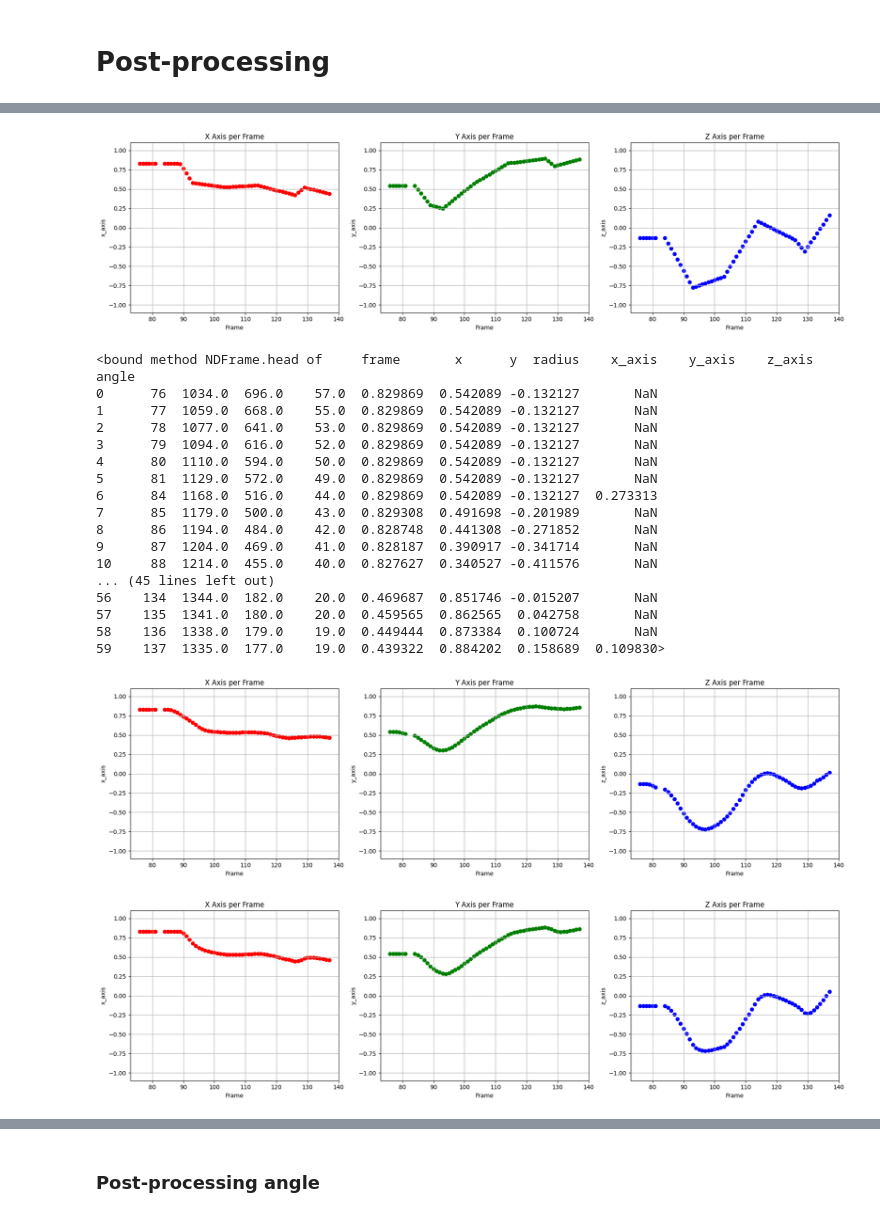
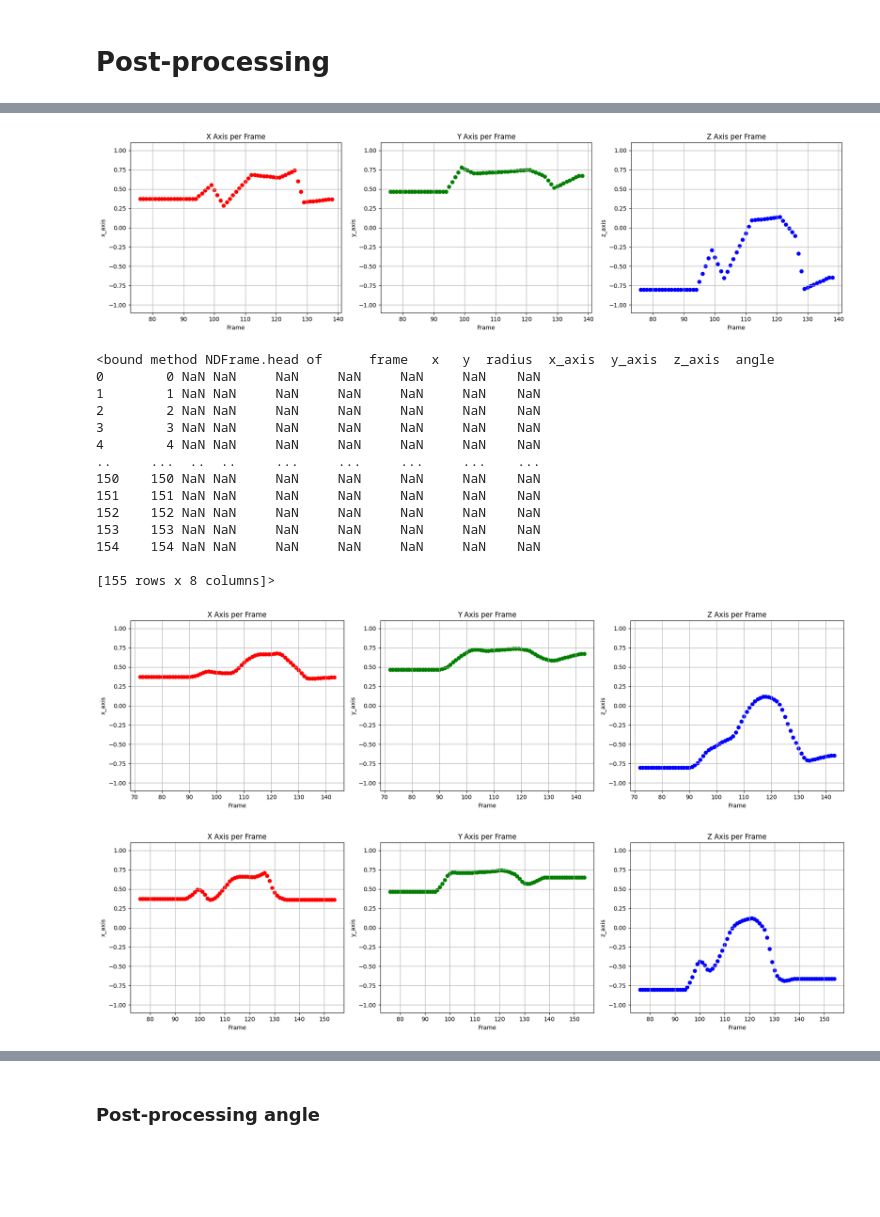
Before and after one commit to CorraPiano/bowling-analysis, a Jupyter notebook: notebook/spin/Spin_post-processing_3.ipynb, the cells around one changed output, grey strips where cells are left out. Drawn from its saved outputs; the diff is of its cells as text; code cells hidden in the pictures; blank space fills up the shorter version.

Commit message:
Final spin fix

```diff
--- a/notebook/spin/Spin_post-processing_3.ipynb
+++ b/notebook/spin/Spin_post-processing_3.ipynb
@@ -9,7 +9,8 @@ from sklearn.linear_model import LinearRegression
 
 VIDEO_NUMBER = "5"
 PROJECT_ROOT = Path().resolve().parent.parent
-INPUT_CSV_PATH = str(PROJECT_ROOT / "notebook" / "spin" / "intermediate_data" / f"Rotation_data_TEST_{VIDEO_NUMBER}.csv")
+INPUT_CSV_PATH = str(PROJECT_ROOT / "notebook" / "spin" / "intermediate_data" / f"Rotation_data_{VIDEO_NUMBER}.csv")
+INPUT_ORIGINAL_CSV = str(PROJECT_ROOT / "data" / "auxiliary_data" / "circle_positions" / f"Adjusted_positions_new_{VIDEO_NUMBER}.csv")
 # %%
 def show_plots(df):
     # Create subplots (1 row, 3 columns)
@@ -313,26 +292,52 @@ def interpolate_axes_from_existing(new_df, old_df):
+# %%
+def interpolate_axes_from_b(A, B):
+
+    # Ensure 'frame' column exists in both
+    if 'frame' not in A.columns or 'frame' not in B.columns:
+        raise ValueError("Both CSVs must contain a 'frame' column.")
+
+    # Identify frames in B where x and y are not NaN
+    valid_frames = B.dropna(subset=['x', 'y'])['frame'].unique()
+
+    # Make a copy to avoid modifying the original
+    A_interp = A.copy()
+
+    # Create a mask for valid frames in A
+    valid_mask = A_interp['frame'].isin(valid_frames)
+
+    for axis in ['x_axis', 'y_axis', 'z_axis']:
+        # Work only with rows in A that correspond to valid frames
+        axis_series = A_interp.loc[valid_mask, axis]
+
+        # Interpolate based only on this subset
+        interpolated_values = axis_series.interpolate(method='linear', limit_direction='both')
+
+        # Assign the interpolated values back
+        A_interp.loc[valid_mask, axis] = interpolated_values
+
+    return A_interp
 # %%
-result_df = interpolate_axes_from_existing(filtered_df, df)
+df_original = pd.read_csv(INPUT_ORIGINAL_CSV)
+
+result_df = interpolate_axes_from_b(filtered_df, df_original)
 show_plots(result_df)
 result_df.head
 # %% [output]
-[figure, old version]
+[figure, new version]
-<bound method NDFrame.head of     frame       x      y  radius    x_axis    y_axis    z_axis     angle
-0      76  1034.0  696.0    57.0  0.829869  0.542089 -0.132127       NaN
-1      77  1059.0  668.0    55.0  0.829869  0.542089 -0.132127       NaN
-2      78  1077.0  641.0    53.0  0.829869  0.542089 -0.132127       NaN
-3      79  1094.0  616.0    52.0  0.829869  0.542089 -0.132127       NaN
-4      80  1110.0  594.0    50.0  0.829869  0.542089 -0.132127       NaN
-5      81  1129.0  572.0    49.0  0.829869  0.542089 -0.132127       NaN
-6      84  1168.0  516.0    44.0  0.829869  0.542089 -0.132127  0.273313
-7      85  1179.0  500.0    43.0  0.829308  0.491698 -0.201989       NaN
-8      86  1194.0  484.0    42.0  0.828748  0.441308 -0.271852       NaN
-9      87  1204.0  469.0    41.0  0.828187  0.390917 -0.341714       NaN
-10     88  1214.0  455.0    40.0  0.827627  0.340527 -0.411576       NaN
-... (45 lines left out)
-56    134  1344.0  182.0    20.0  0.469687  0.851746 -0.015207       NaN
-57    135  1341.0  180.0    20.0  0.459565  0.862565  0.042758       NaN
-58    136  1338.0  179.0    19.0  0.449444  0.873384  0.100724       NaN
-59    137  1335.0  177.0    19.0  0.439322  0.884202  0.158689  0.109830>
+<bound method NDFrame.head of      frame   x   y  radius  x_axis  y_axis  z_axis  angle
+0        0 NaN NaN     NaN     NaN     NaN     NaN    NaN
+1        1 NaN NaN     NaN     NaN     NaN     NaN    NaN
+2        2 NaN NaN     NaN     NaN     NaN     NaN    NaN
+3        3 NaN NaN     NaN     NaN     NaN     NaN    NaN
+4        4 NaN NaN     NaN     NaN     NaN     NaN    NaN
+..     ...  ..  ..     ...     ...     ...     ...    ...
+150    150 NaN NaN     NaN     NaN     NaN     NaN    NaN
+151    151 NaN NaN     NaN     NaN     NaN     NaN    NaN
+152    152 NaN NaN     NaN     NaN     NaN     NaN    NaN
+153    153 NaN NaN     NaN     NaN     NaN     NaN    NaN
+154    154 NaN NaN     NaN     NaN     NaN     NaN    NaN
+
+[155 rows x 8 columns]>
 # %%
 # Parameters
 SMOOTHING_WINDOW = 10
@@ -346,7 +351,7 @@ smoothed_df['z_axis'] = smoothed_df['z_axis'].rolling(window=SMOOTHING_WINDOW, c
 # Smoothed result
 show_plots(smoothed_df)
 # %% [output]
-[figure, old version]
+[figure, new version]
 # %%
 # Parameters
 span=5
@@ -360,7 +365,7 @@ smoothed_df['z_axis'] = smoothed_df['z_axis'].ewm(span=span, adjust=False).mean(
 # Smoothed result
 show_plots(smoothed_df)
 # %% [output]
-[figure, old version]
+[figure, new version]
 # %%
 from scipy.ndimage import gaussian_filter1d
 
```
Also changed, not shown: parts of 26 cells of this notebook, 35 other files.
